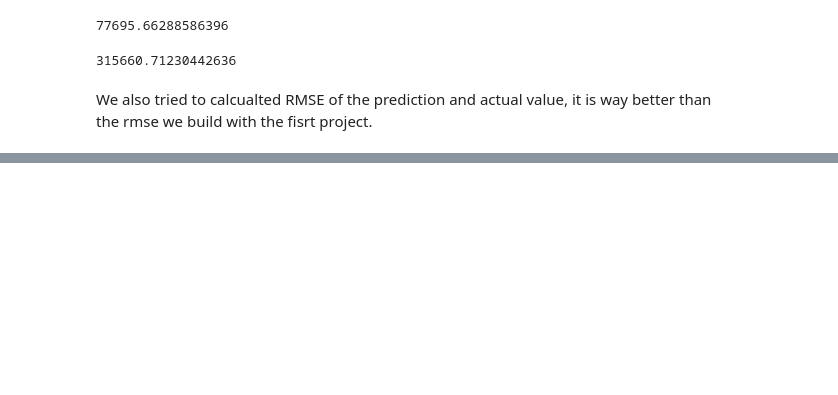
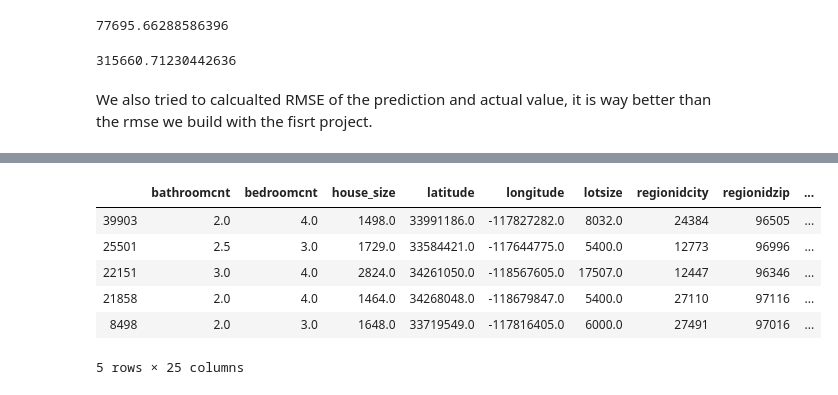
Before and after one commit to Clustering-Project-Allen-Cameron/clustering_project, a Jupyter notebook: zillow_cluster_modeling_final2, .ipynb, the cells around one changed output, grey strips where cells are left out. Drawn from its saved outputs; the diff is of its cells as text; code cells hidden in the pictures; blank space fills up the shorter version.

```diff
--- a/zillow_cluster_modeling_final2, .ipynb
+++ b/zillow_cluster_modeling_final2, .ipynb
@@ -476,0 +553,10 @@ We also tried to calcualted RMSE of the prediction and actual value, it is way b
+# %%
+train.head()
+# %% [output]
+|  | bathroomcnt | bedroomcnt | house_size | latitude | longitude | lotsize | regionidcity | regionidzip | ... |
+| 39903 | 2.0 | 4.0 | 1498.0 | 33991186.0 | -117827282.0 | 8032.0 | 24384 | 96505 | ... |
+| 25501 | 2.5 | 3.0 | 1729.0 | 33584421.0 | -117644775.0 | 5400.0 | 12773 | 96996 | ... |
+| 22151 | 3.0 | 4.0 | 2824.0 | 34261050.0 | -118567605.0 | 17507.0 | 12447 | 96346 | ... |
+| 21858 | 2.0 | 4.0 | 1464.0 | 34268048.0 | -118679847.0 | 5400.0 | 27110 | 97116 | ... |
+| 8498 | 2.0 | 3.0 | 1648.0 | 33719549.0 | -117816405.0 | 6000.0 | 27491 | 97016 | ... |
+5 rows × 25 columns
```
Also changed, not shown: parts of 22 cells of this notebook.
